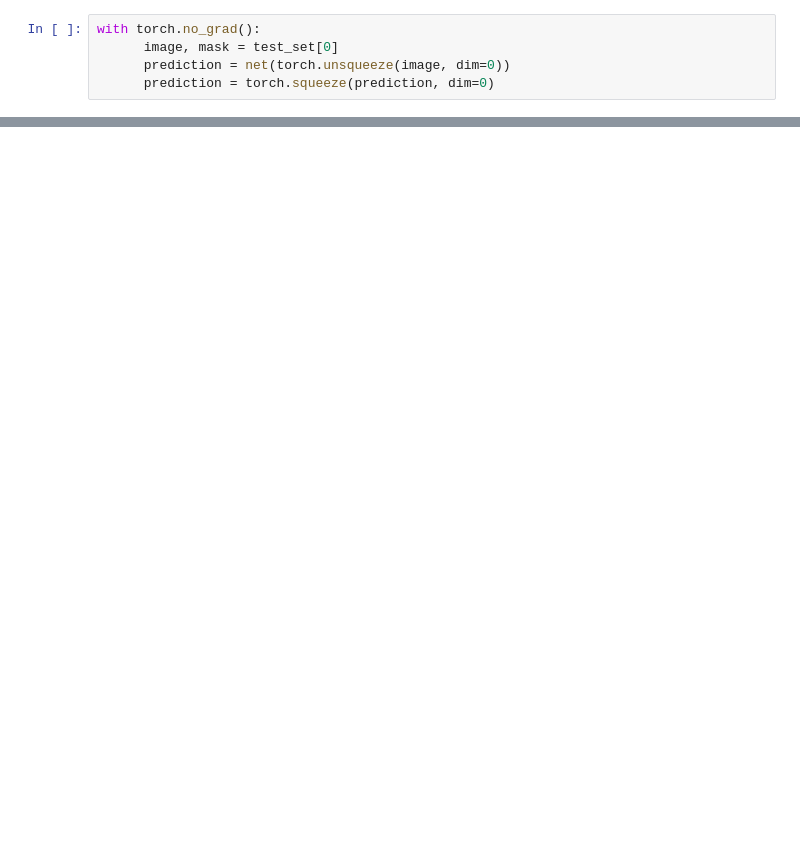
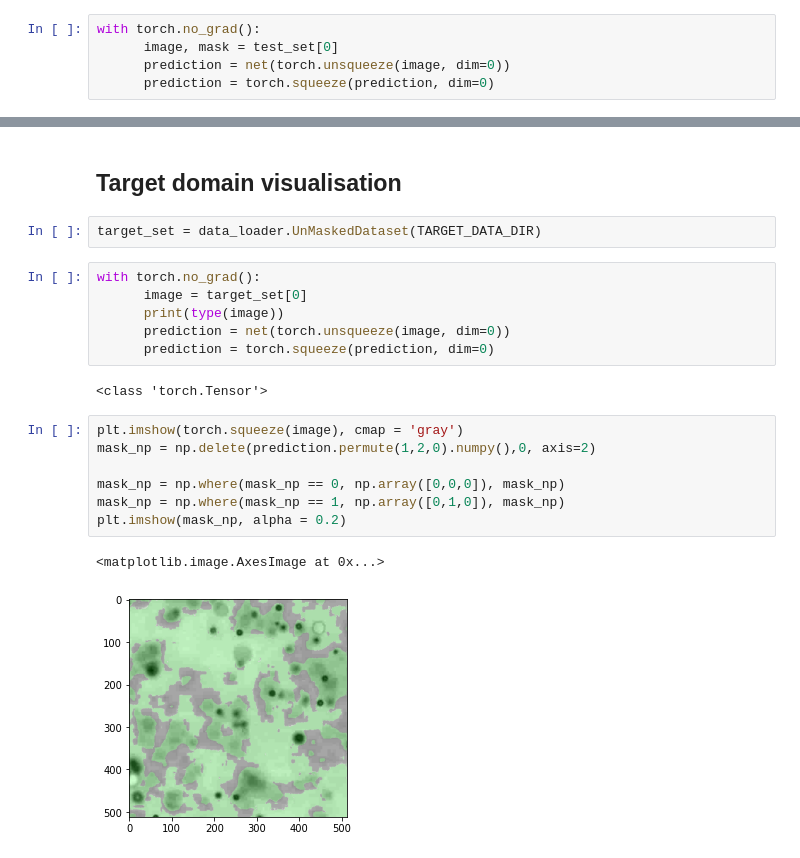
Before and after one commit to anttitapsa/Domain_adaptation, a Jupyter notebook: main.ipynb, the cells around one changed output, grey strips where cells are left out. Saved outputs shown, nothing was run; the diff lists cells and outputs as text; blank space fills up the shorter version.

Commit message:
added visualisations in notebook, fixed data_loaders unmasked dataset

```diff
--- a/main.ipynb
+++ b/main.ipynb
@@ -76,0 +68,22 @@ plt.imshow(torch.squeeze(image), cmap = 'gray')
+# %% [markdown]
+## Target domain visualisation
+# %%
+target_set = data_loader.UnMaskedDataset(TARGET_DATA_DIR)
+# %%
+with torch.no_grad():
+      image = target_set[0]
+      print(type(image))
+      prediction = net(torch.unsqueeze(image, dim=0))
+      prediction = torch.squeeze(prediction, dim=0)
+# %% [output]
+<class 'torch.Tensor'>
+# %%
+plt.imshow(torch.squeeze(image), cmap = 'gray')
+mask_np = np.delete(prediction.permute(1,2,0).numpy(),0, axis=2)
+
+mask_np = np.where(mask_np == 0, np.array([0,0,0]), mask_np)
+mask_np = np.where(mask_np == 1, np.array([0,1,0]), mask_np)
+plt.imshow(mask_np, alpha = 0.2)
+# %% [output]
+<matplotlib.image.AxesImage at 0x...>
+[figure, added]
```
Also changed, not shown: parts of 8 cells of this notebook, 1 other file.
